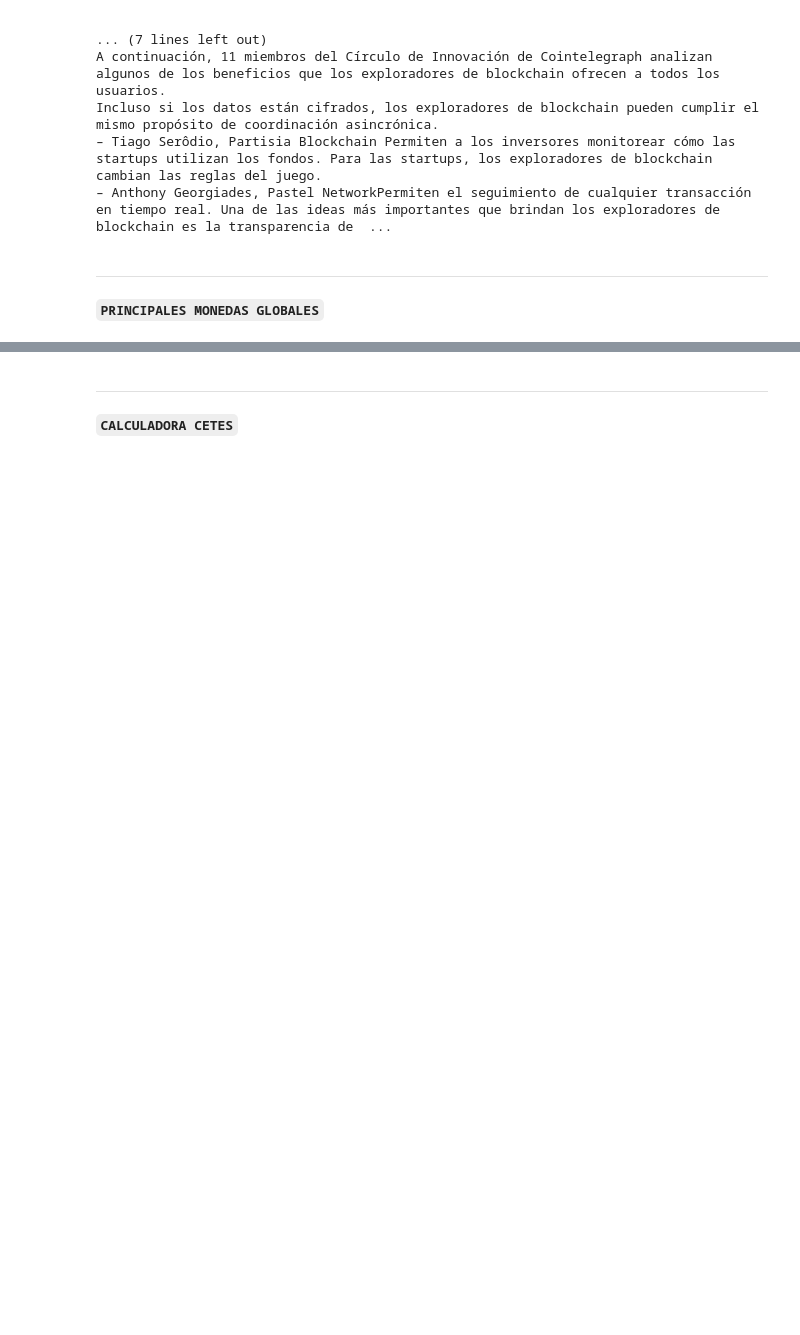
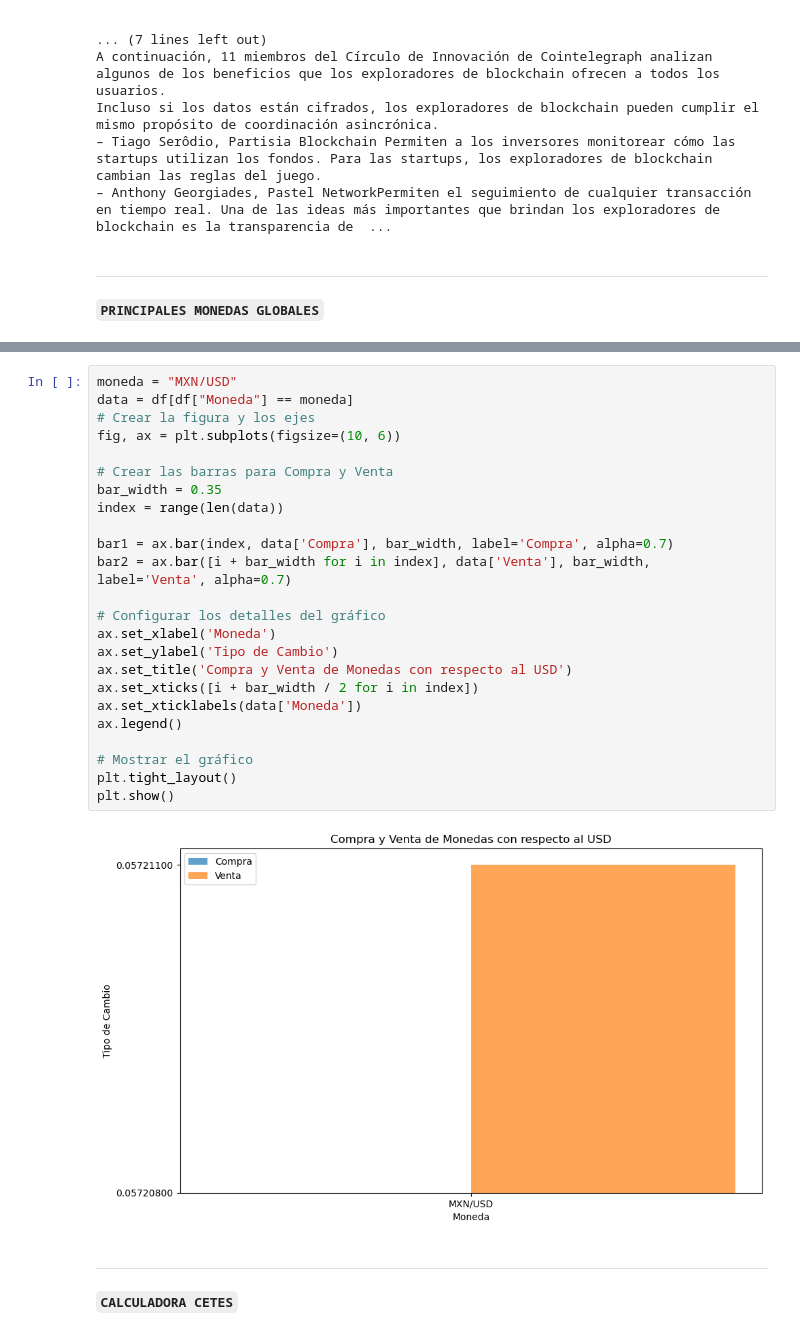
Before and after one commit to PauloVilla/Coyuntura-economica-financiera, a Jupyter notebook: Visualizaciones_Dashboard.ipynb, the cells around one changed output, grey strips where cells are left out. Drawn from its saved outputs; the diff is of its cells as text; blank space fills up the shorter version.

Commit message:
Actualización de visualizaciones

```diff
--- a/Visualizaciones_Dashboard.ipynb
+++ b/Visualizaciones_Dashboard.ipynb
@@ -152,3 +178,29 @@ df
+# %%
+moneda = "MXN/USD"
+data = df[df["Moneda"] == moneda]
+# Crear la figura y los ejes
+fig, ax = plt.subplots(figsize=(10, 6))
+
+# Crear las barras para Compra y Venta
+bar_width = 0.35
+index = range(len(data))
+
+bar1 = ax.bar(index, data['Compra'], bar_width, label='Compra', alpha=0.7)
+bar2 = ax.bar([i + bar_width for i in index], data['Venta'], bar_width, label='Venta', alpha=0.7)
+
+# Configurar los detalles del gráfico
+ax.set_xlabel('Moneda')
+ax.set_ylabel('Tipo de Cambio')
+ax.set_title('Compra y Venta de Monedas con respecto al USD')
+ax.set_xticks([i + bar_width / 2 for i in index])
+ax.set_xticklabels(data['Moneda'])
+ax.legend()
+
+# Mostrar el gráfico
+plt.tight_layout()
+plt.show()
+# %% [output]
+[figure, added]
 # %% [markdown]
 ___
 
```
Also changed, not shown: parts of 8 cells of this notebook.
